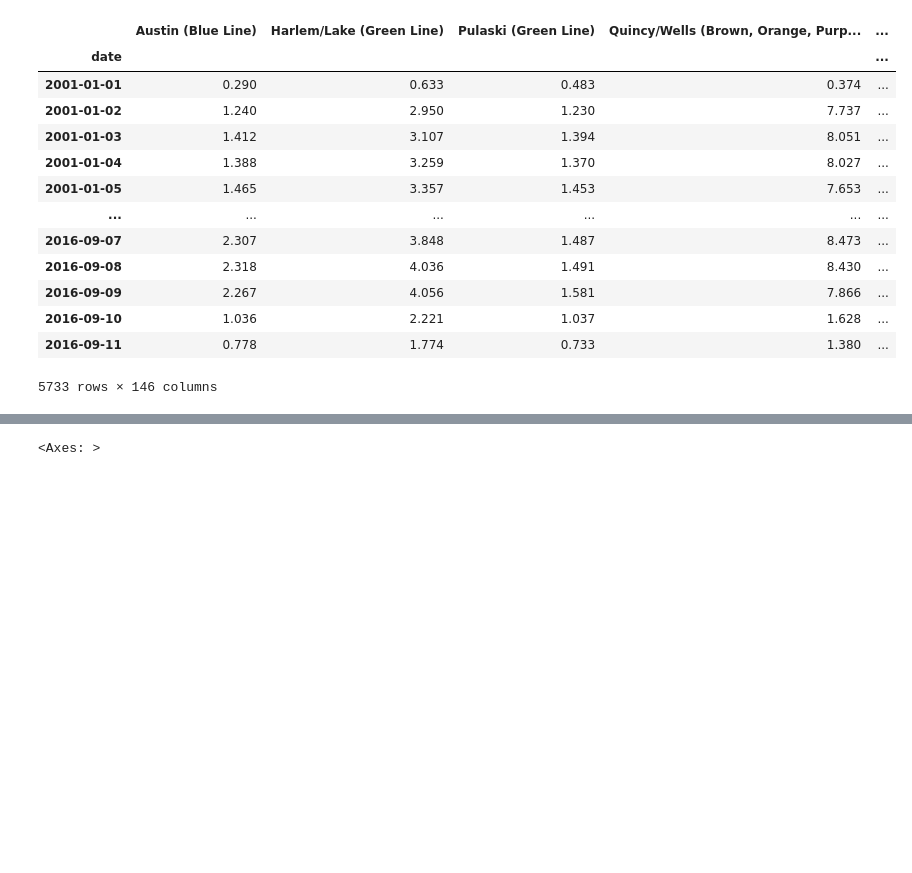
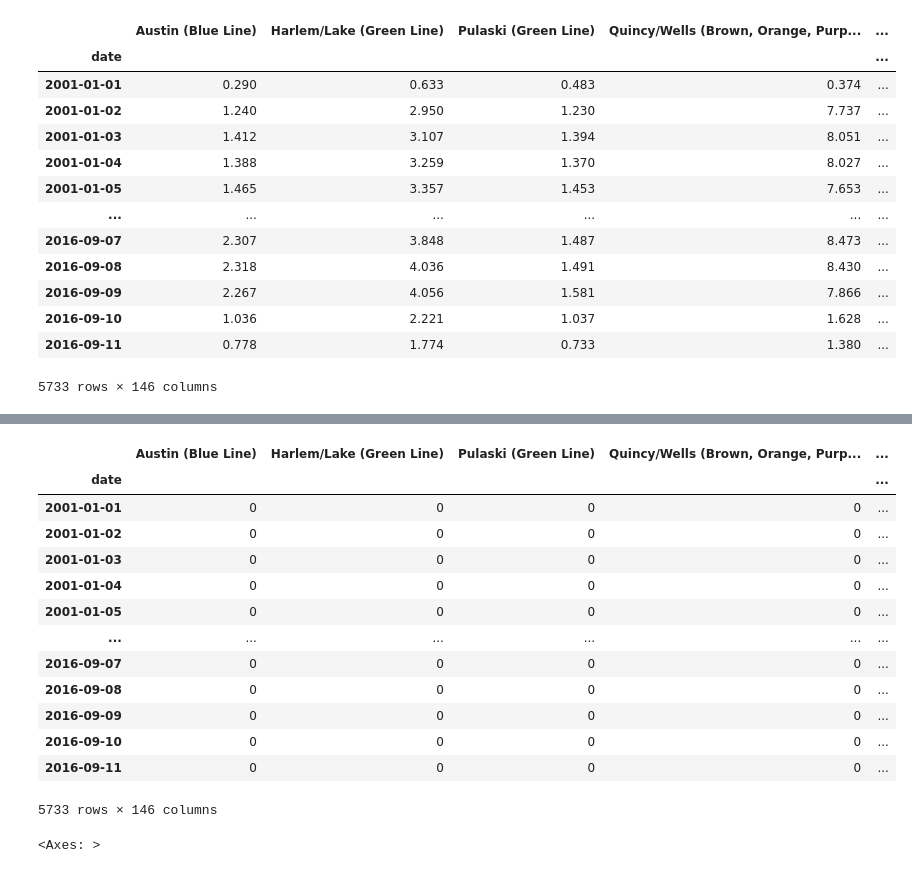
Before and after one commit to Bakri1992/FeatureEngineering, a Jupyter notebook: hda_Dokumente/7.MissingValues/missing_values.ipynb, the cells around one changed output, grey strips where cells are left out. Saved outputs shown, nothing was run; the diff lists cells and outputs as text; code cells hidden in the pictures; blank space fills up the shorter version.

```diff
--- a/hda_Dokumente/7.MissingValues/missing_values.ipynb
+++ b/hda_Dokumente/7.MissingValues/missing_values.ipynb
@@ -211,5 +213,5 @@ PCA for missing values
 # %%
-chicago_raw = pd.read_parquet('../Data/chicago_train_data.parquet')
+chicago_raw = pd.read_parquet('chicago_train_data.parquet')
 # %%
 chicago_raw
 # %% [output]
@@ -232,5 +251,21 @@ columns_with_na_values = chicago_raw.columns[chicago_raw.isna().any()].tolist()
 # %%
 masked_chicago_raw_data = (chicago_raw.isna()).astype(int)
+masked_chicago_raw_data
+# %% [output]
+|  | Austin (Blue Line) | Harlem/Lake (Green Line) | Pulaski (Green Line) | Quincy/Wells (Brown, Orange, Purp... | ... |
+| date |  |  |  |  | ... |
+| 2001-01-01 | 0 | 0 | 0 | 0 | ... |
+| 2001-01-02 | 0 | 0 | 0 | 0 | ... |
+| 2001-01-03 | 0 | 0 | 0 | 0 | ... |
+| 2001-01-04 | 0 | 0 | 0 | 0 | ... |
+| 2001-01-05 | 0 | 0 | 0 | 0 | ... |
+| ... | ... | ... | ... | ... | ... |
+| 2016-09-07 | 0 | 0 | 0 | 0 | ... |
+| 2016-09-08 | 0 | 0 | 0 | 0 | ... |
+| 2016-09-09 | 0 | 0 | 0 | 0 | ... |
+| 2016-09-10 | 0 | 0 | 0 | 0 | ... |
+| 2016-09-11 | 0 | 0 | 0 | 0 | ... |
+5733 rows × 146 columns
 # %%
 percentage_missing_per_date = masked_chicago_raw_data.sum(axis=1) / masked_chicago_raw_data.shape[1]
 # %%
```
Also changed, not shown: parts of 3 cells of this notebook, 4 other files.
